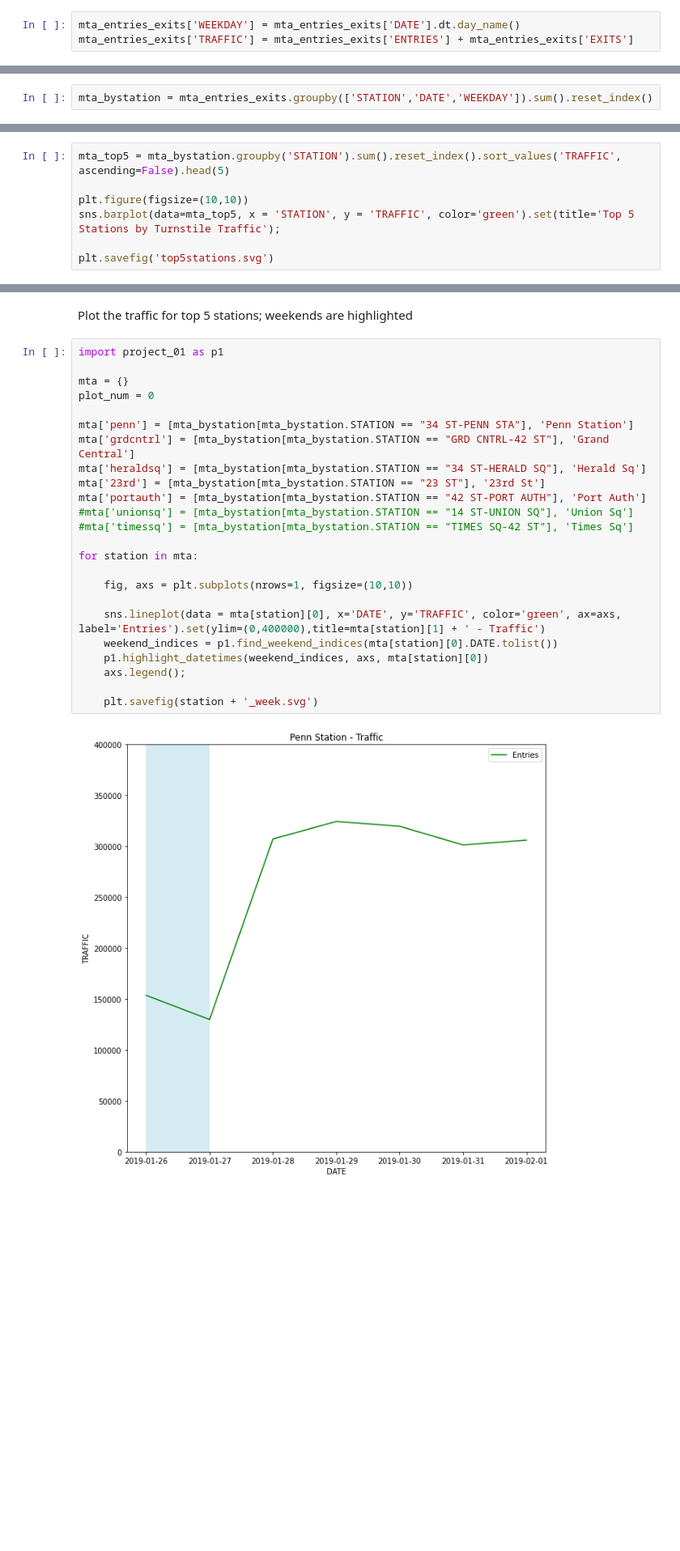
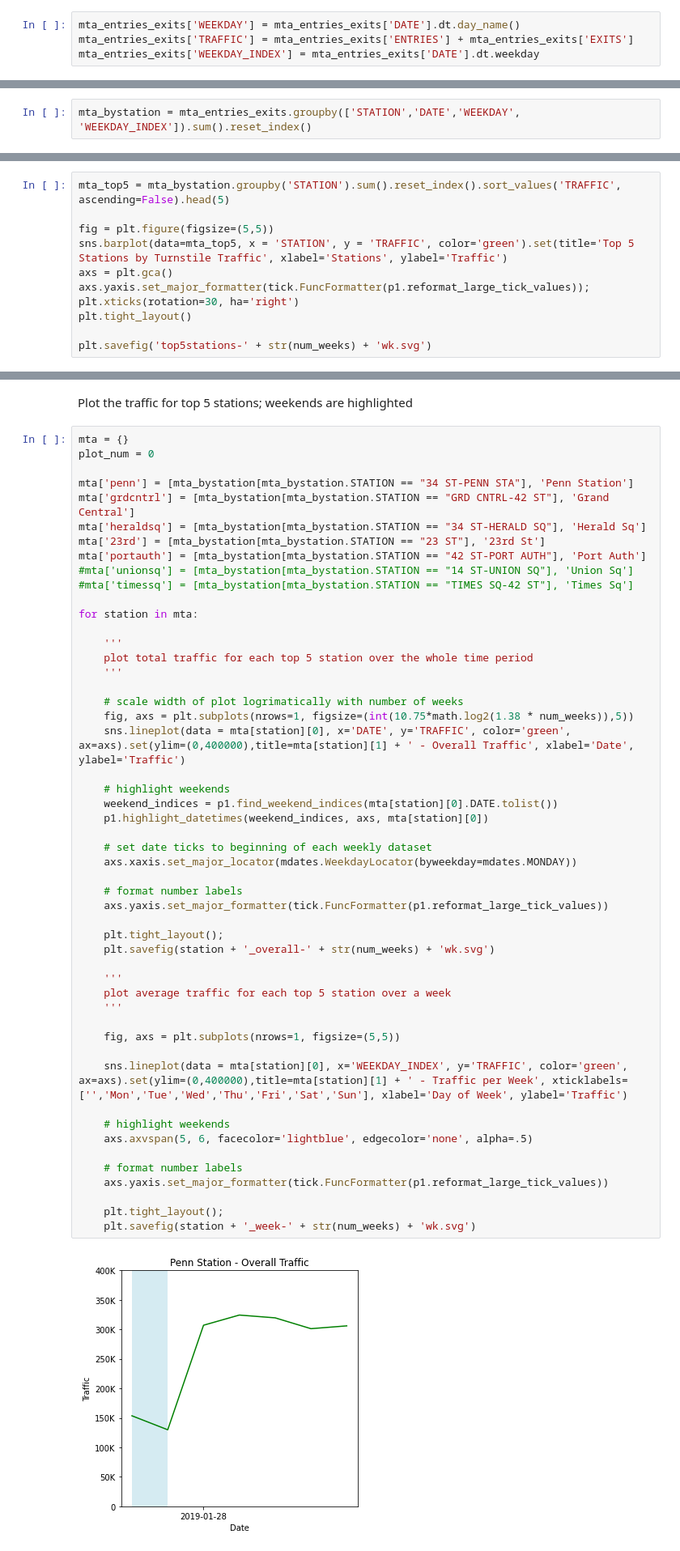
Before and after one commit to KunojiLym/metis_project_1, a Jupyter notebook: yz_project_01.ipynb, the cells around one changed output, grey strips where cells are left out. Shown: that part at 81% size. Saved outputs shown, nothing was run; the diff lists cells and outputs as text; blank space fills up the shorter version.

```diff
--- a/yz_project_01.ipynb
+++ b/yz_project_01.ipynb
@@ -195,6 +208,7 @@ Append weekday and traffic column to dataset
 # %%
 mta_entries_exits['WEEKDAY'] = mta_entries_exits['DATE'].dt.day_name()
 mta_entries_exits['TRAFFIC'] = mta_entries_exits['ENTRIES'] + mta_entries_exits['EXITS']
+mta_entries_exits['WEEKDAY_INDEX'] = mta_entries_exits['DATE'].dt.weekday
 # %% [markdown]
 Remove rows with erronous jumps
 # %%
@@ -202,7 +216,7 @@ mta_entries_exits = mta_entries_exits[mta_entries_exits.TRAFFIC < 50000]
 # %% [markdown]
 Group by station and date (including weekday) and flatten the resultant dataset
 # %%
-mta_bystation = mta_entries_exits.groupby(['STATION','DATE','WEEKDAY']).sum().reset_index()
+mta_bystation = mta_entries_exits.groupby(['STATION','DATE','WEEKDAY', 'WEEKDAY_INDEX']).sum().reset_index()
 # %%
 mta_bystation
 # %% [output]
@@ -245,8 +249,12 @@ Which are the top 5 stations by entries and exits?
 # %%
 mta_top5 = mta_bystation.groupby('STATION').sum().reset_index().sort_values('TRAFFIC', ascending=False).head(5)
 
-plt.figure(figsize=(10,10))
-sns.barplot(data=mta_top5, x = 'STATION', y = 'TRAFFIC', color='green').set(title='Top 5 Stations by Turnstile Traffic');
+fig = plt.figure(figsize=(5,5))
+sns.barplot(data=mta_top5, x = 'STATION', y = 'TRAFFIC', color='green').set(title='Top 5 Stations by Turnstile Traffic', xlabel='Stations', ylabel='Traffic')
+axs = plt.gca()
+axs.yaxis.set_major_formatter(tick.FuncFormatter(p1.reformat_large_tick_values));
+plt.xticks(rotation=30, ha='right')
+plt.tight_layout()
 
-plt.savefig('top5stations.svg')
+plt.savefig('top5stations-' + str(num_weeks) + 'wk.svg')
 # %% [output]
@@ -321,28 +325,55 @@ mta_test[filter].head(30)
 # %% [markdown]
 Plot the traffic for top 5 stations; weekends are highlighted
 # %%
-import project_01 as p1
-
 mta = {}
 plot_num = 0
 
 mta['penn'] = [mta_bystation[mta_bystation.STATION == "34 ST-PENN STA"], 'Penn Station']
 mta['grdcntrl'] = [mta_bystation[mta_bystation.STATION == "GRD CNTRL-42 ST"], 'Grand Central']
 mta['heraldsq'] = [mta_bystation[mta_bystation.STATION == "34 ST-HERALD SQ"], 'Herald Sq']
 mta['23rd'] = [mta_bystation[mta_bystation.STATION == "23 ST"], '23rd St']
 mta['portauth'] = [mta_bystation[mta_bystation.STATION == "42 ST-PORT AUTH"], 'Port Auth']
 #mta['unionsq'] = [mta_bystation[mta_bystation.STATION == "14 ST-UNION SQ"], 'Union Sq']
 #mta['timessq'] = [mta_bystation[mta_bystation.STATION == "TIMES SQ-42 ST"], 'Times Sq']
 
 for station in mta:
 
-    fig, axs = plt.subplots(nrows=1, figsize=(10,10))
+    '''
+    plot total traffic for each top 5 station over the whole time period
+    '''
 
-    sns.lineplot(data = mta[station][0], x='DATE', y='TRAFFIC', color='green', ax=axs, label='Entries').set(ylim=(0,400000),title=mta[station][1] + ' - Traffic')
+    # scale width of plot logrimatically with number of weeks
+    fig, axs = plt.subplots(nrows=1, figsize=(int(10.75*math.log2(1.38 * num_weeks)),5))
+    sns.lineplot(data = mta[station][0], x='DATE', y='TRAFFIC', color='green', ax=axs).set(ylim=(0,400000),title=mta[station][1] + ' - Overall Traffic', xlabel='Date', ylabel='Traffic')
+
+    # highlight weekends
     weekend_indices = p1.find_weekend_indices(mta[station][0].DATE.tolist())
     p1.highlight_datetimes(weekend_indices, axs, mta[station][0])
-    axs.legend();
 
-    plt.savefig(station + '_week.svg')
+    # set date ticks to beginning of each weekly dataset
+    axs.xaxis.set_major_locator(mdates.WeekdayLocator(byweekday=mdates.MONDAY))
+
+    # format number labels
+    axs.yaxis.set_major_formatter(tick.FuncFormatter(p1.reformat_large_tick_values))
+
+    plt.tight_layout();
+    plt.savefig(station + '_overall-' + str(num_weeks) + 'wk.svg')
+
+    '''
+    plot average traffic for each top 5 station over a week
+    '''
+
+    fig, axs = plt.subplots(nrows=1, figsize=(5,5))
+
+    sns.lineplot(data = mta[station][0], x='WEEKDAY_INDEX', y='TRAFFIC', color='green', ax=axs).set(ylim=(0,400000),title=mta[station][1] + ' - Traffic per Week', xticklabels=['','Mon','Tue','Wed','Thu','Fri','Sat','Sun'], xlabel='Day of Week', ylabel='Traffic')
+
+    # highlight weekends
+    axs.axvspan(5, 6, facecolor='lightblue', edgecolor='none', alpha=.5)
+
+    # format number labels
+    axs.yaxis.set_major_formatter(tick.FuncFormatter(p1.reformat_large_tick_values))
+
+    plt.tight_layout();
+    plt.savefig(station + '_week-' + str(num_weeks) + 'wk.svg')
 # %% [output]
-[figure, old version]
+[figure, new version]
```
Also changed, not shown: parts of 16 cells of this notebook, 39 other files.
